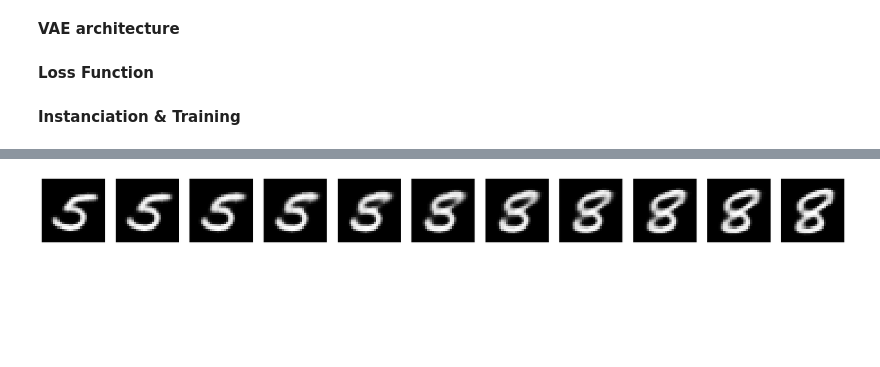
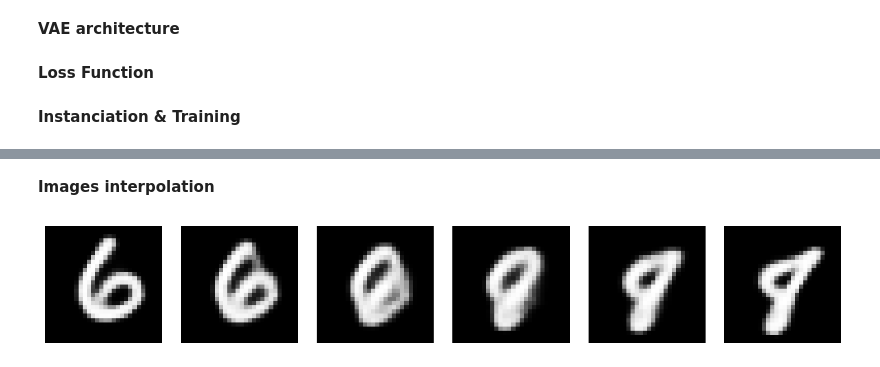
Before and after one commit to pbressollette/vae_from_scratch, a Jupyter notebook: vae_from_scratch.ipynb, the cells around one changed output, grey strips where cells are left out. Drawn from its saved outputs; the diff is of its cells as text; code cells hidden in the pictures; blank space fills up the shorter version.

```diff
--- a/vae_from_scratch.ipynb
+++ b/vae_from_scratch.ipynb
@@ -206,5 +200,7 @@ image_generation(model)
+# %% [markdown]
+**Images interpolation**
 # %%
-def interpolate(model, dataset, idx1, idx2, N=10):
+def interpolate(model, dataset, idx1, idx2, N=5):
     # Get tensors
     img1, img2 = dataset[idx1][0].unsqueeze(0), dataset[idx2][0].unsqueeze(0)
 
@@ -228,6 +224,8 @@ def interpolate(model, dataset, idx1, idx2, N=10):
     plt.tight_layout()
     plt.show()
 # %%
-interpolate(model, train_dataset, 239, 9873)
+idx = np.random.randint(0, len(train_dataset), 2)
+
+interpolate(model, train_dataset, idx[0], idx[1])
 # %% [output]
-[figure, old version]
+[figure, new version]
```
Also changed, not shown: parts of 10 cells of this notebook, 7 other files.
